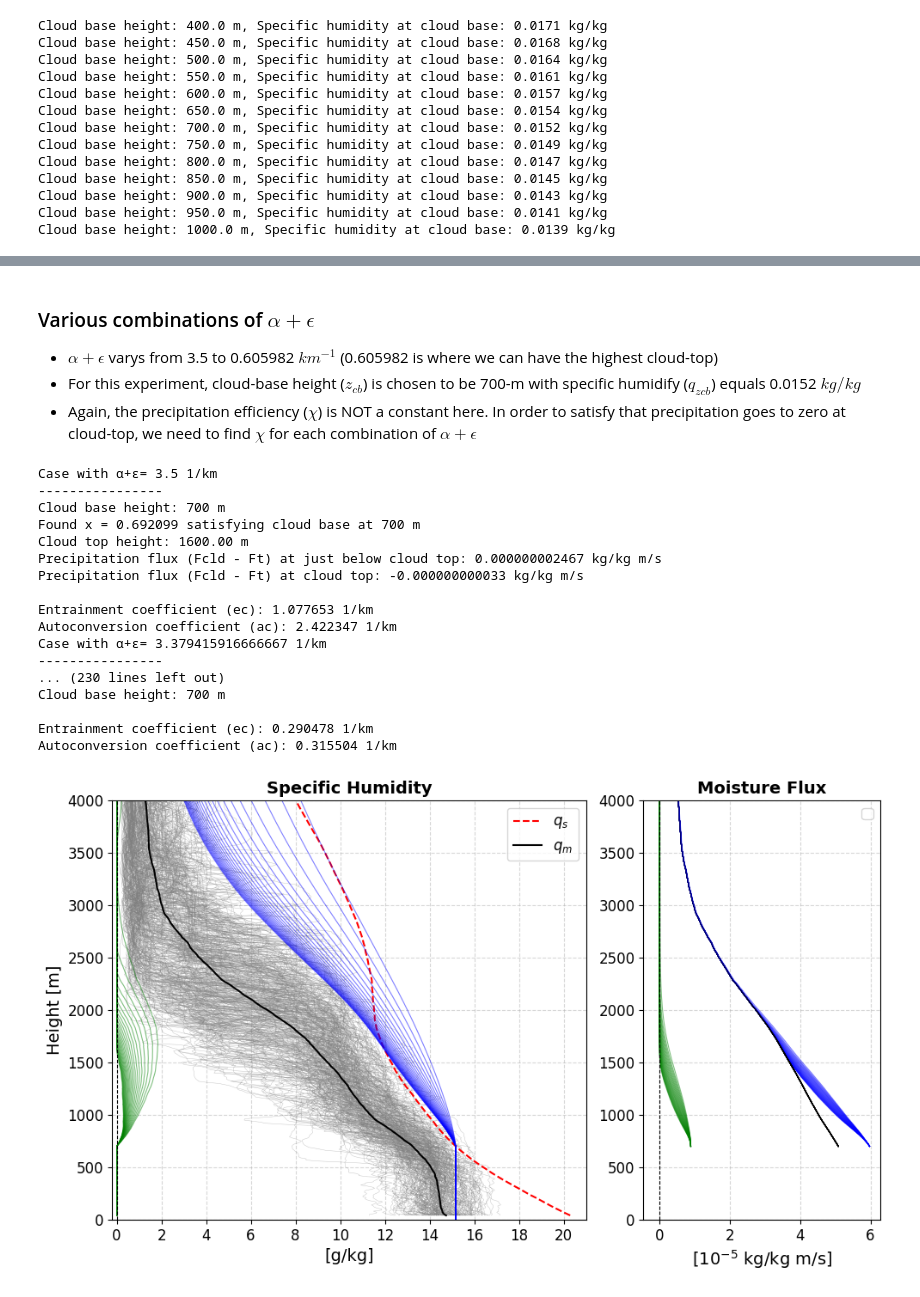
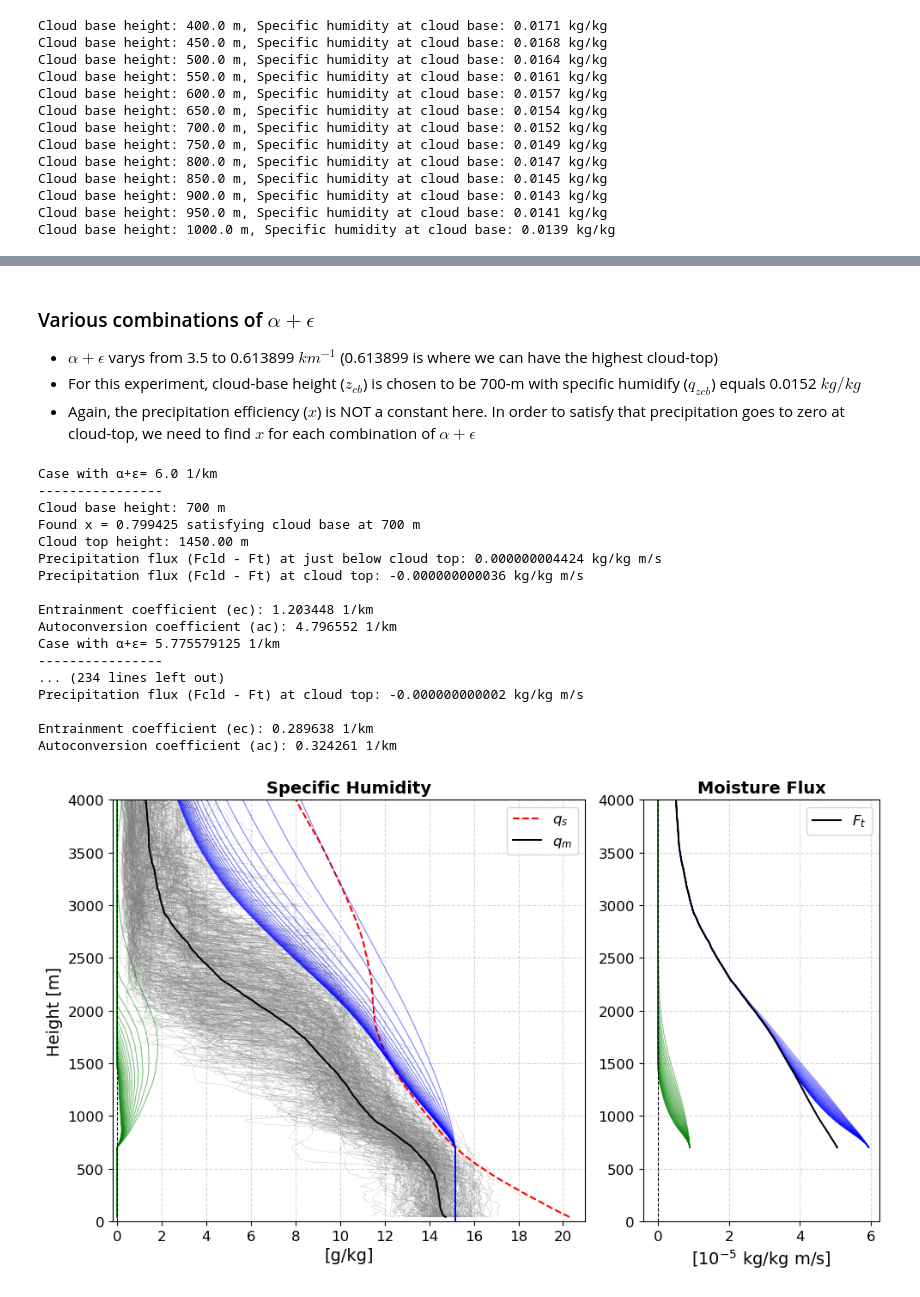
Before and after one commit to deszoeke/trade-cu-model, a Jupyter notebook: src/python/sensitivity_cbh_onion.ipynb, the cells around one changed output, grey strips where cells are left out. Saved outputs shown, nothing was run; the diff lists cells and outputs as text; code cells hidden in the pictures.

```diff
--- a/src/python/sensitivity_cbh_onion.ipynb
+++ b/src/python/sensitivity_cbh_onion.ipynb
@@ -17,9 +17,9 @@ T0      = 273.15 # Reference temperature [K]
 zi      = 3000   # Inversion height [m]
 ztop    = 4000   # Top of trade cumulus cloud layer [m]
 divg    = 1e-6   # Divergence of vertical velocity [s^-1]
-rho_sfc = 1.16   # Surface density [kg/m^3]
+# rho_sfc = 1.16   # Surface density [kg/m^3]
 
-Ecb     = 145    # Evaporation rate at cloud base [W/m^2]
+Ecb     = 170    # Evaporation rate at cloud base [W/m^2]
 # %%
 # Functions
 # Latent heat of vaporization of water as a function of temperature [K]
@@ -82,16 +82,22 @@ pm   = dsr['p'].mean(dim='sounding', skipna=True).values
 # Mean fluxes over 10-min intervals
 lhf  = dss['hl_bulk'].values.squeeze()  # surface downward latent heat flux [W/m^2]
 pr   = dss['prate'].values.squeeze()    # precipitation rate [mm/hr]
+rho  = dss['rhoair10'].values.squeeze()  # surface air density at 10-m [kg/m^3]
+tair = dss['tair_ship'].values.squeeze()  # surface air temperature [degC]
 
 # Variables derived from mean profiles
 qs   = q_sat(tam - T0, pm)  # saturation specific humidity
 dz   = (z[1] - z[0])        # vertical grid spacing in m
 #dqdz = np.gradient(qm, dz)  # vertical gradient of specific humidity (central difference)
 dqdz = np.diff(qm) / dz     #                                        (forward difference)
-Lv_m = Lv(np.nanmean(tam[z <= ztop])) # latent heat of vaporization avg lower than ztop [2.47e+6 J/kg]
+# Lv_m = Lv(np.nanmean(tam[z <= ztop])) # latent heat of vaporization avg lower than ztop [2.47e+6 J/kg]
+Lvsfc_m = Lv(np.nanmean(tair) + T0)  # latent heat of vaporization at surface [2.44e+6 J/kg]
+
+rho_sfc = np.nanmean(rho)  # surface air density [kg/m^3]
+rhosfc_L = rho_sfc * Lvsfc_m
 
 E0   = -np.nanmean(lhf)                       # surface evaporation rate [180.58 W/m^2]
-P0   = rho_sfc * Lv_m * np.nanmean(pr) / 3600 # surface precipitation rate [25.44 W/m^2]
+P0   = rhosfc_L * np.nanmean(pr) / 3600 # surface precipitation rate [25.44 W/m^2]
 print(f"Surface evaporation rate: {E0:.2f} W/m^2")
 print(f"Surface precipitation rate: {P0:.2f} W/m^2")
 # %% [output]
@@ -141,10 +147,10 @@ u_dqdx = -1.7e-8 * np.maximum(0, (ztop - z[:-1])/ztop)
 ls_adv = w_dqdz + u_dqdx
 # %%
 # Calculations: divergence of moisture fluxes
-rho_L = np.nanmean(pm[z <= ztop]) / (Rd * np.nanmean(tam[z <= ztop])) * Lv_m # Density times Lv [kg/m^3 J/kg]
+# rho_L = np.nanmean(pm[z <= ztop]) / (Rd * np.nanmean(tam[z <= ztop])) * Lv_m # Density times Lv [kg/m^3 J/kg]
 
 # Total moisture flux at cloud base
-Fcb   = Ecb / rho_L - np.nanmean(pr) / 3600 # [kg/kg m/s]
+Fcb   = Ecb / rhosfc_L - np.nanmean(pr) / 3600 # [kg/kg m/s]
 # %%
 # Calculations: moisture budget for control case (α+ϵ = 1.5 1/km)
 
@@ -173,6 +179,8 @@ for jzcb in range(len(zcb)):
     Ft[1:izcb] = np.nan
     ls_adv_cumsum = np.concatenate( ([0], np.cumsum(ls_adv[izcb:] * dz)) )
     Ft[izcb:] = Fcb + ls_adv_cumsum
+    if zcb[jzcb] == 700:
+        print(Ft[~np.isnan(Ft)])
 
     # Selecting precipitation efficiency x
     x_min = 0.0
@@ -189,7 +197,7 @@ for jzcb in range(len(zcb)):
         izct = np.where(ql[izcb+1:] == 0)[0][0] + izcb
 
         # Calculations: cloud fluxes for control case
-        Fcld = cloudflux(ae, dz, x, ql, qm, qs, Ft, izcb, Ecb, rho_L)
+        Fcld = cloudflux(ae, dz, x, ql, qm, qs, Ft, izcb, Ecb, rhosfc_L)
         Fpr = Fcld - Ft # Precipitation flux must be zero above cloud top
 
         # Check if the precipitation flux condition is satisfied
@@ -206,8 +214,8 @@ for jzcb in range(len(zcb)):
 
     ### --- Plot --- ###
     if zcb[jzcb] == 700:
-        ax1.plot(qt*1000, z, color='b', linewidth=1.5, label=f'$q_t$ at {zcb[jzcb]:.0f} m')
-        ax1.plot(ql*1000, z, color='g', linewidth=1.5, label=f'$q_l$ at {zcb[jzcb]:.0f} m')
+        ax1.plot(qt*1000, z, color='b', linewidth=1.5, label=f'$q_t$ ($z_{{cb}}$ at {zcb[jzcb]:.0f} m)')
+        ax1.plot(ql*1000, z, color='g', linewidth=1.5, label=f'$q_l$ ($z_{{cb}}$ at {zcb[jzcb]:.0f} m)')
     else:
         ax1.plot(qt*1000, z, color='b', linewidth=0.8, alpha=0.5)
         ax1.plot(ql*1000, z, color='g', linewidth=0.8, alpha=0.5)
@@ -227,7 +235,7 @@ for jzcb in range(len(zcb)):
     if zcb[jzcb] == 700:
         ax2.plot(Ft*1e+5, z, color='k', linewidth=1.5, label='$F_t$')
         ax2.plot(Fcld*1e+5, z, color='b', linewidth=1.5, label='$F_{cld}$')
-        ax2.plot((Fcld-Ft)*1e+5, z, color='g', linewidth=1.5, label='P = $F_{cld}$ - $F_t$')
+        ax2.plot((Fcld-Ft)*1e+5, z, color='g', linewidth=1.5, label='$F_{pr}$ = $F_{cld}$ - $F_t$')
     else:
         ax2.plot(Ft*1e+5, z, color='k', linewidth=0.8, alpha=0.5)
         ax2.plot(Fcld*1e+5, z, color='b', linewidth=0.8, alpha=0.5)
@@ -278,10 +286,10 @@ Autoconversion coefficient (ac): 1.069441 1/km
 # %% [markdown]
 ### Various combinations of $\alpha+\epsilon$
-- $\alpha+\epsilon$ varys from 3.5 to 0.605982 $km^{-1}$ (0.605982 is where we can have the highest cloud-top)
+- $\alpha+\epsilon$ varys from 3.5 to 0.613899 $km^{-1}$ (0.613899 is where we can have the highest cloud-top)
 - For this experiment, cloud-base height ($z_{cb}$) is chosen to be 700-m with specific humidify ($q_{zcb}$) equals 0.0152 $kg/kg$
-- Again, the precipitation efficiency ($\chi$) is NOT a constant here. In order to satisfy that precipitation goes to zero at cloud-top, we need to find $\chi$ for each combination of $\alpha+\epsilon$
+- Again, the precipitation efficiency ($x$) is NOT a constant here. In order to satisfy that precipitation goes to zero at cloud-top, we need to find $x$ for each combination of $\alpha+\epsilon$
 # %%
-# Calculations: moisture budget for multiple cases (α+ϵ = from 3.5 to 0.605982 1/km)
+# Calculations: moisture budget for multiple cases
 zcb = [700]
 
 ### --- Plot --- ###
@@ -295,7 +303,7 @@ ax1.plot(qm*1000, z, color='k', linewidth=1.5, label='$q_m$')
 ### --- Plot --- ###
 
 # Total sinking rate (entrainment + autoconversion)
-aeo = 1e-3 * np.linspace(3.5, 0.605982, 25)       # ec + ac [1/m]
+aeo = 1e-3 * np.linspace(6, 0.613899, 25)       # ec + ac [1/m]
 
 x_out = []
 a_out = []
@@ -320,7 +328,7 @@ for iae in range(len(aeo)):
         # === Selecting precipitation efficiency x
         x_min = 0.0
         x_max = 1.0
-        tol = 1e-6  # Tolerance for convergence
+        tol = 1e-7  # Tolerance for convergence
         while (x_max - x_min) > tol*1e-1:
             x = (x_min + x_max) / 2
 
@@ -332,7 +340,7 @@ for iae in range(len(aeo)):
             izct = np.where(ql[izcb+1:] == 0)[0][0] + izcb
 
             # Calculations: cloud fluxes for control case
-            Fcld = cloudflux(ae, dz, x, ql, qm, qs, Ft, izcb, Ecb, rho_L)
+            Fcld = cloudflux(ae, dz, x, ql, qm, qs, Ft, izcb, Ecb, rhosfc_L)
             Fpr = Fcld - Ft # Precipitation flux must be zero above cloud top
 
             # Check if the precipitation flux condition is satisfied
@@ -369,7 +377,6 @@ for iae in range(len(aeo)):
         ax1.plot(qt*1000, z, color='b', linewidth=0.8, alpha=0.5)
         ax1.plot(ql*1000, z, color='g', linewidth=0.8, alpha=0.5)
 
-        ax2.plot(Ft*1e+5, z, color='k', linewidth=0.8, alpha=0.5)
         ax2.plot(Fcld*1e+5, z, color='b', linewidth=0.8, alpha=0.5)
         ax2.plot((Fcld-Ft)*1e+5, z, color='g', linewidth=0.8, alpha=0.5)
         ### --- Plot --- ###
@@ -391,46 +398,48 @@ for iae in range(len(aeo)):
     ax2.set_ylim(0, 4000)
     ax2.tick_params(axis='x', labelsize=12)
     ax2.tick_params(axis='y', labelsize=12)
     ax2.set_xlabel(r'[$10^{-5}$ kg/kg m/s]', fontsize=14)
     ax2.set_title('Moisture Flux', fontsize=14, fontweight='bold')
     ax2.grid(linestyle='--', alpha=0.5)
     ### --- Plot --- ###
 
     ec = (1 - x) * ae # entrainment coefficient
     ac = x * ae       # autoconversion coefficient
     a_out.append(ac)
     e_out.append(ec)
     print('')
     print(f"Entrainment coefficient (ec): {ec*1000:.6f} 1/km")
     print(f"Autoconversion coefficient (ac): {ac*1000:.6f} 1/km")
 
+ax2.plot(Ft*1e+5, z, color='k', linewidth=1.5, label=f'$F_t$')
+
 # Final touches
 ax1.axvline(0, color='k', linestyle='--', linewidth=0.8)
 ax2.axvline(0, color='k', linestyle='--', linewidth=0.8)
 ax1.legend(fontsize=12, loc='upper right')
 ax2.legend(fontsize=12, loc='upper right')
 
 plt.tight_layout()
 plt.show()
 # %% [output]
-Case with α+ϵ= 3.5 1/km
+Case with α+ϵ= 6.0 1/km
 ----------------
 Cloud base height: 700 m
-Found x = 0.692099 satisfying cloud base at 700 m
-Cloud top height: 1600.00 m
-Precipitation flux (Fcld - Ft) at just below cloud top: 0.000000002467 kg/kg m/s
-Precipitation flux (Fcld - Ft) at cloud top: -0.000000000033 kg/kg m/s
+Found x = 0.799425 satisfying cloud base at 700 m
+Cloud top height: 1450.00 m
+Precipitation flux (Fcld - Ft) at just below cloud top: 0.000000004424 kg/kg m/s
+Precipitation flux (Fcld - Ft) at cloud top: -0.000000000036 kg/kg m/s
 
-Entrainment coefficient (ec): 1.077653 1/km
-Autoconversion coefficient (ac): 2.422347 1/km
-Case with α+ϵ= 3.379415916666667 1/km
+Entrainment coefficient (ec): 1.203448 1/km
+Autoconversion coefficient (ac): 4.796552 1/km
+Case with α+ϵ= 5.775579125 1/km
 ----------------
-... (230 lines left out)
-Cloud base height: 700 m
+... (234 lines left out)
+Precipitation flux (Fcld - Ft) at cloud top: -0.000000000002 kg/kg m/s
 
-Entrainment coefficient (ec): 0.290478 1/km
-Autoconversion coefficient (ac): 0.315504 1/km
+Entrainment coefficient (ec): 0.289638 1/km
+Autoconversion coefficient (ac): 0.324261 1/km
-[figure, old version]
+[figure, new version]
 # %%
 plt.figure(figsize=(8, 5))
 plt.plot(aeo*1e+3, x_out, marker='o')
```
Also changed, not shown: parts of 7 cells of this notebook, 3 other files.
